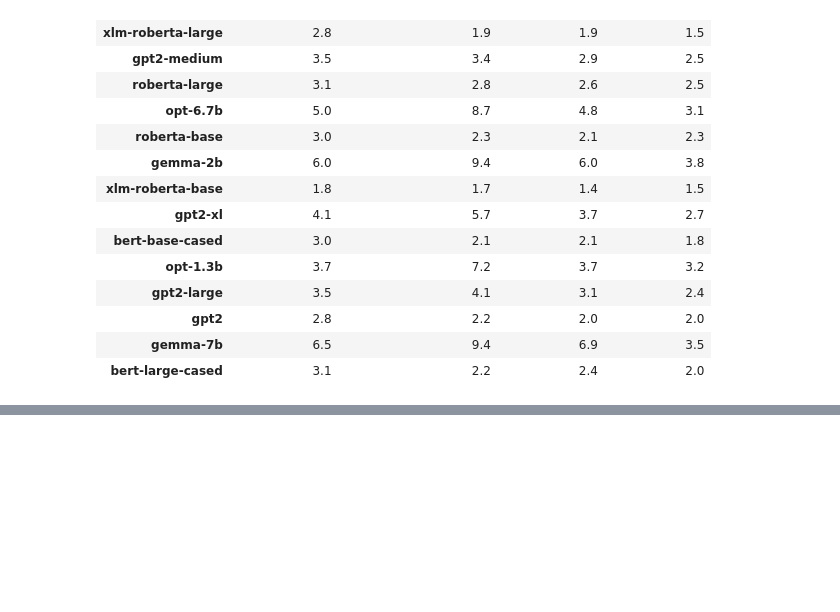
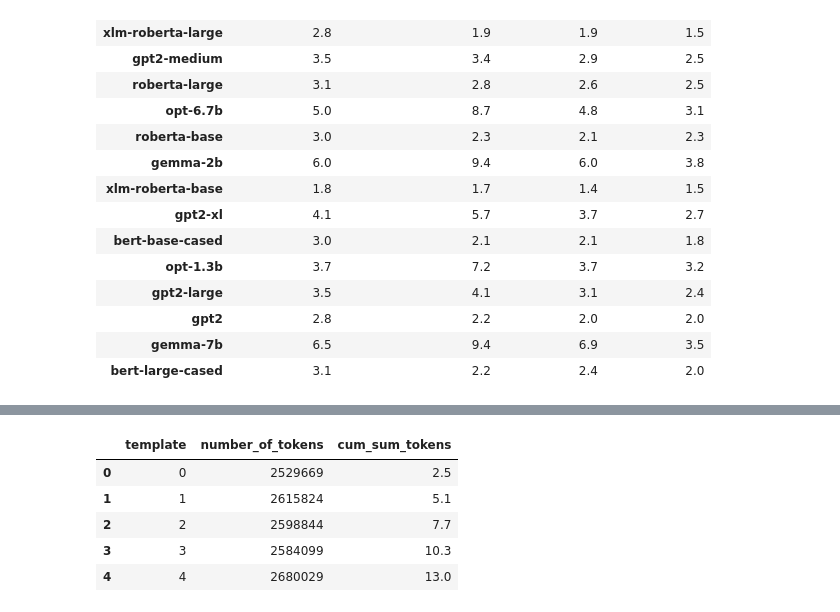
Before and after one commit to diamir707/LMsCONFonBEAR, a Jupyter notebook: results/e0other_results.ipynb, the cells around one changed output, grey strips where cells are left out. Drawn from its saved outputs; the diff is of its cells as text; code cells hidden in the pictures; blank space fills up the shorter version.

```diff
--- a/results/e0other_results.ipynb
+++ b/results/e0other_results.ipynb
@@ -263,0 +291,25 @@ pd.DataFrame(r).round(3).set_index("model")*100
+# %%
+# Overhead bert-base-cased
+bert = pd.read_json("../results/scores/bert-base-cased/scores.json", orient="records", lines=True)
+bert["number_of_tokens"] = bert.apply(lambda row: np.sum([len(x) for x in row["tokens"]]), axis=1)
+tokens_per_template_bert = {
+    "template": [],
+    "number_of_tokens": [],
+    "cum_sum_tokens": []
+}
+for template in [0, 1, 2, 3, 4]:
+    d = bert[bert["template"] == template]
+    total_tokens = d["number_of_tokens"].sum()
+    tokens_per_template_bert["template"].append(template)
+    tokens_per_template_bert["number_of_tokens"].append(total_tokens)
+    cumsum = np.cumsum(tokens_per_template_bert["number_of_tokens"])[-1]
+    tokens_per_template_bert["cum_sum_tokens"].append(round(cumsum/1_000_000, 1))
+# %%
+pd.DataFrame(tokens_per_template_bert)
+# %% [output]
+|  | template | number_of_tokens | cum_sum_tokens |
+| 0 | 0 | 2529669 | 2.5 |
+| 1 | 1 | 2615824 | 5.1 |
+| 2 | 2 | 2598844 | 7.7 |
+| 3 | 3 | 2584099 | 10.3 |
+| 4 | 4 | 2680029 | 13.0 |
```
Also changed, not shown: parts of 3 cells of this notebook, 1 other file.
